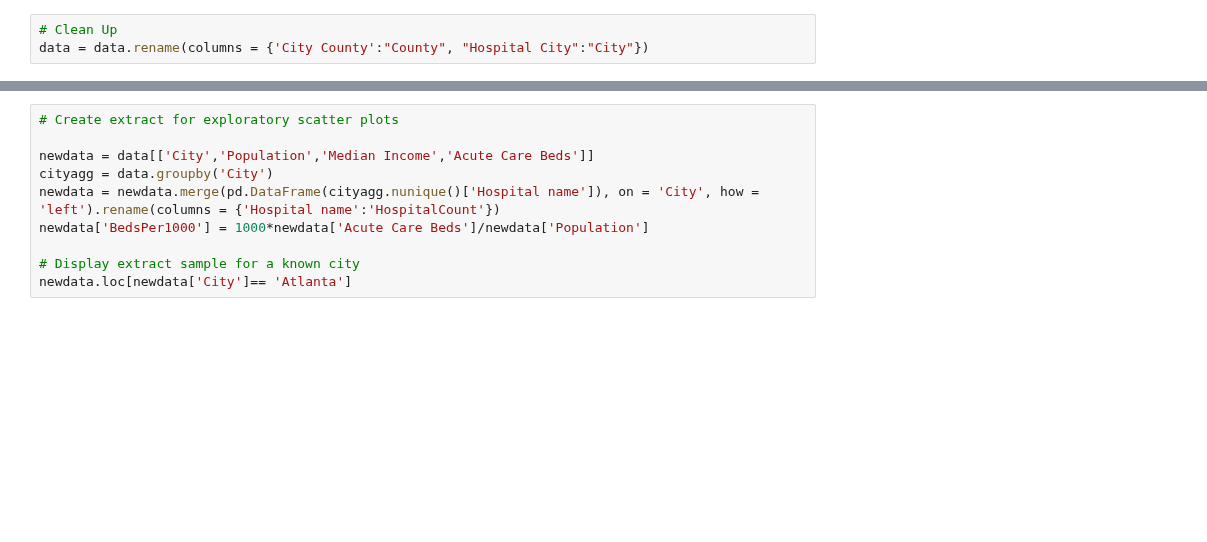
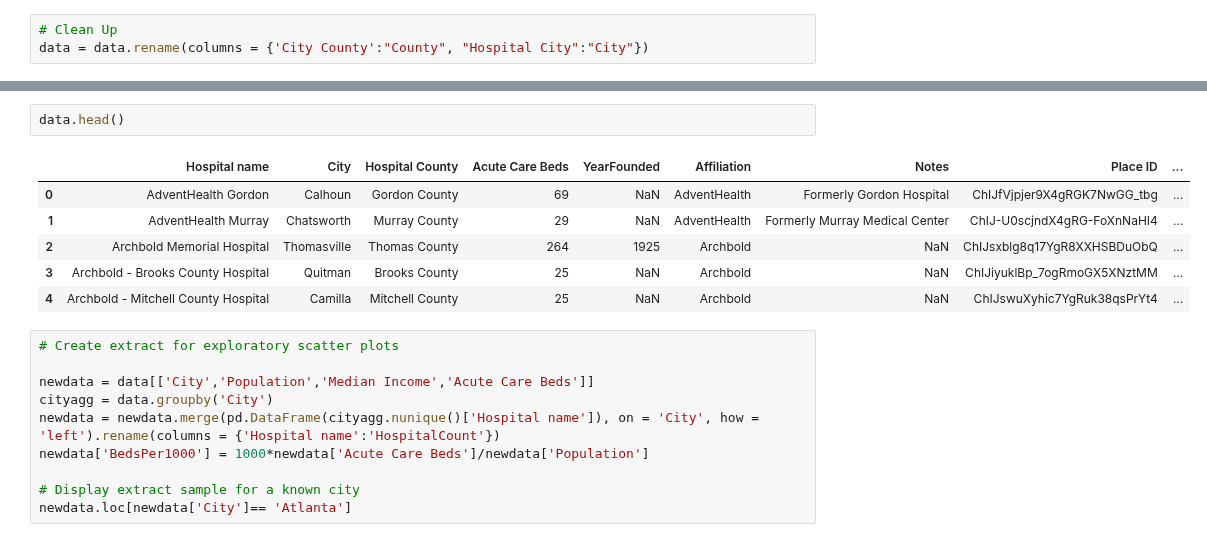
Before and after one commit to jtilenis/Data_Scavengers, a Jupyter notebook: HospitalCorrelationAnalysis.ipynb, the cells around one changed output, grey strips where cells are left out. Saved outputs shown, nothing was run; the diff lists cells and outputs as text; blank space fills up the shorter version.

```diff
--- a/HospitalCorrelationAnalysis.ipynb
+++ b/HospitalCorrelationAnalysis.ipynb
@@ -52,3 +32,12 @@ data
+# %%
+data.head()
+# %% [output]
+|  | Hospital name | City | Hospital County | Acute Care Beds | YearFounded | Affiliation | Notes | Place ID | ... |
+| 0 | AdventHealth Gordon | Calhoun | Gordon County | 69 | NaN | AdventHealth | Formerly Gordon Hospital | ChIJfVjpjer9X4gRGK7NwGG_tbg | ... |
+| 1 | AdventHealth Murray | Chatsworth | Murray County | 29 | NaN | AdventHealth | Formerly Murray Medical Center | ChIJ-U0scjndX4gRG-FoXnNaHI4 | ... |
+| 2 | Archbold Memorial Hospital | Thomasville | Thomas County | 264 | 1925 | Archbold | NaN | ChIJsxblg8q17YgR8XXHSBDuObQ | ... |
+| 3 | Archbold - Brooks County Hospital | Quitman | Brooks County | 25 | NaN | Archbold | NaN | ChIJiyuklBp_7ogRmoGX5XNztMM | ... |
+| 4 | Archbold - Mitchell County Hospital | Camilla | Mitchell County | 25 | NaN | Archbold | NaN | ChIJswuXyhic7YgRuk38qsPrYt4 | ... |
 # %%
 # Create extract for exploratory scatter plots
 
```
Also changed, not shown: parts of 5 cells of this notebook.
